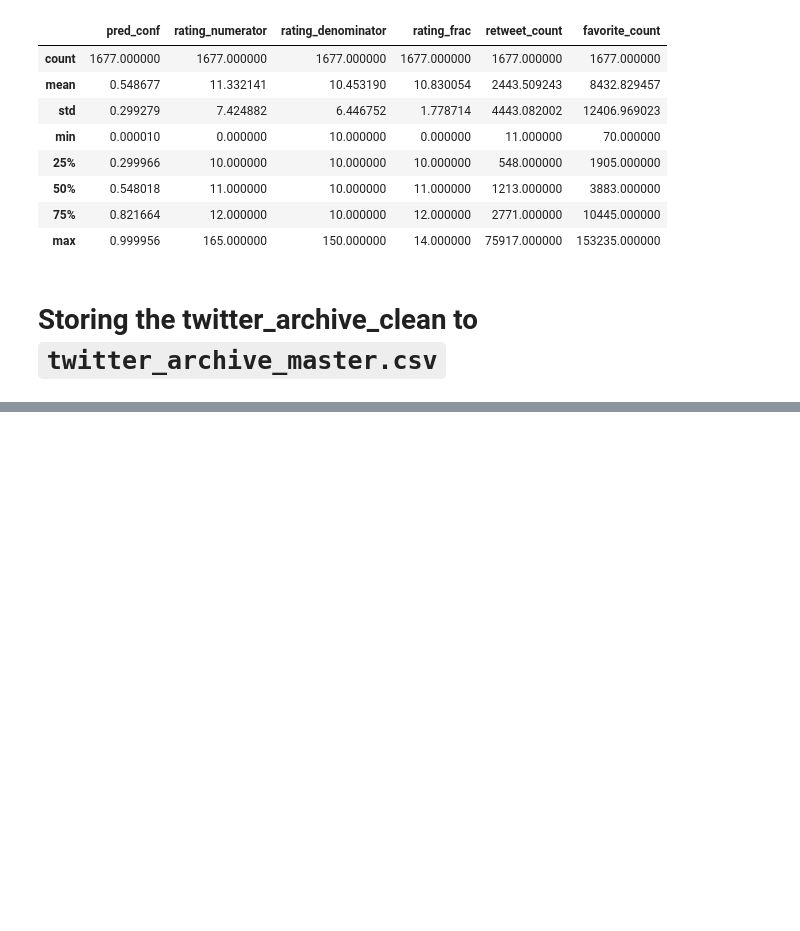
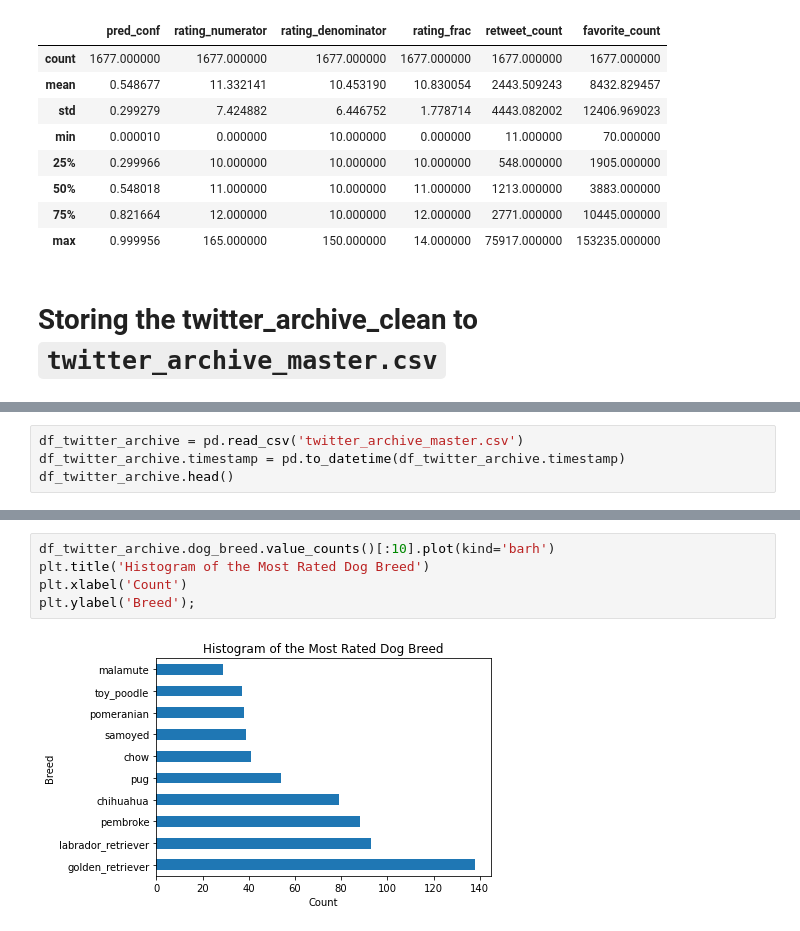
Before and after one commit to Onsymers/Wrangle_WeRateDogs, a Jupyter notebook: wrangle_act.ipynb, the cells around one changed output, grey strips where cells are left out. Cells and saved outputs as stored; diff of their text form; blank space fills up the shorter version.

```diff
--- a/wrangle_act.ipynb
+++ b/wrangle_act.ipynb
@@ -954,0 +966,4 @@ twitter_archive_clean.to_csv('twitter_archive_master.csv')
+# %%
+df_twitter_archive = pd.read_csv('twitter_archive_master.csv')
+df_twitter_archive.timestamp = pd.to_datetime(df_twitter_archive.timestamp)
+df_twitter_archive.head()
@@ -954,0 +994,7 @@ twitter_archive_clean.to_csv('twitter_archive_master.csv')
+# %%
+df_twitter_archive.dog_breed.value_counts()[:10].plot(kind='barh')
+plt.title('Histogram of the Most Rated Dog Breed')
+plt.xlabel('Count')
+plt.ylabel('Breed');
+# %% [output]
+[figure, added]
```
Also changed, not shown: parts of 31 cells of this notebook, 2 other files.
